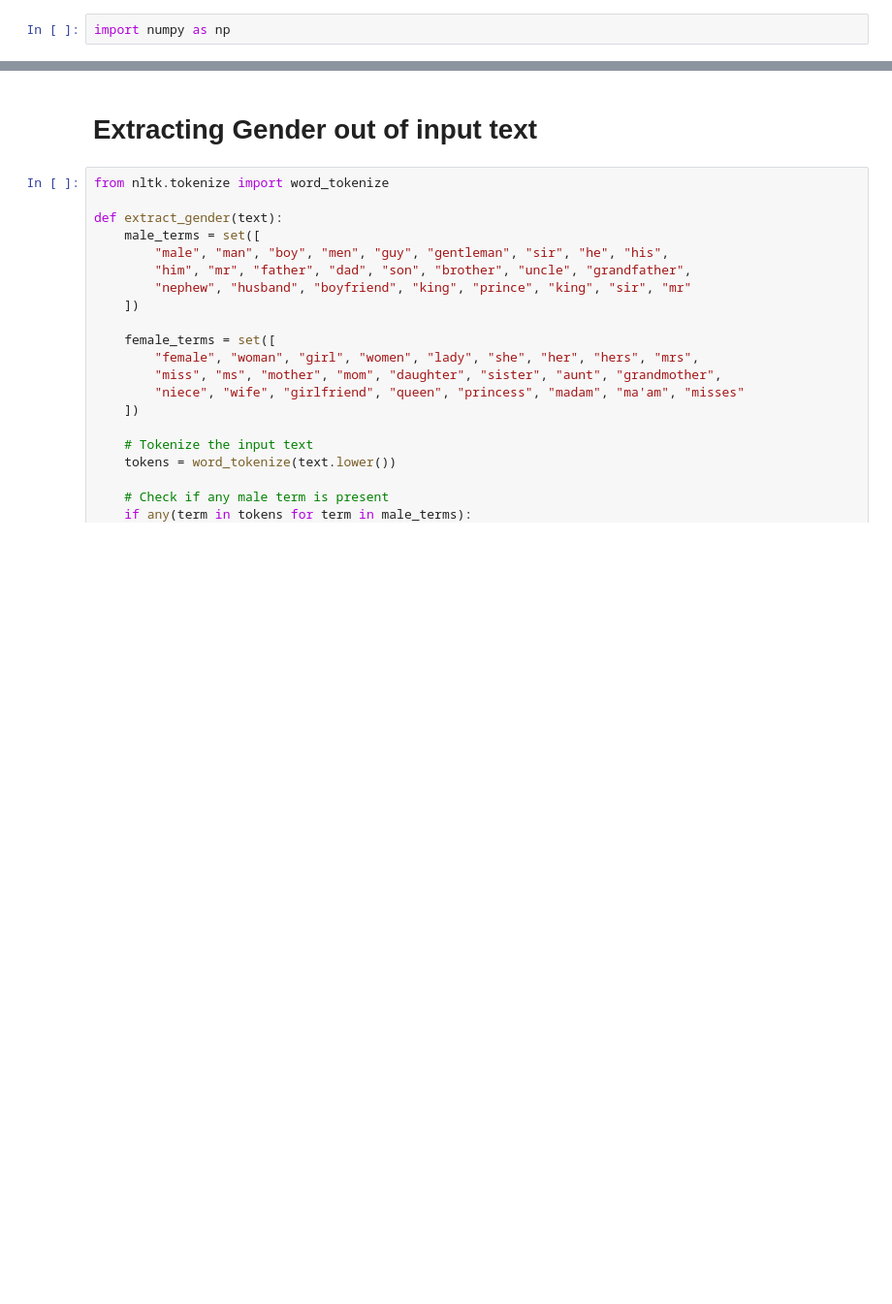
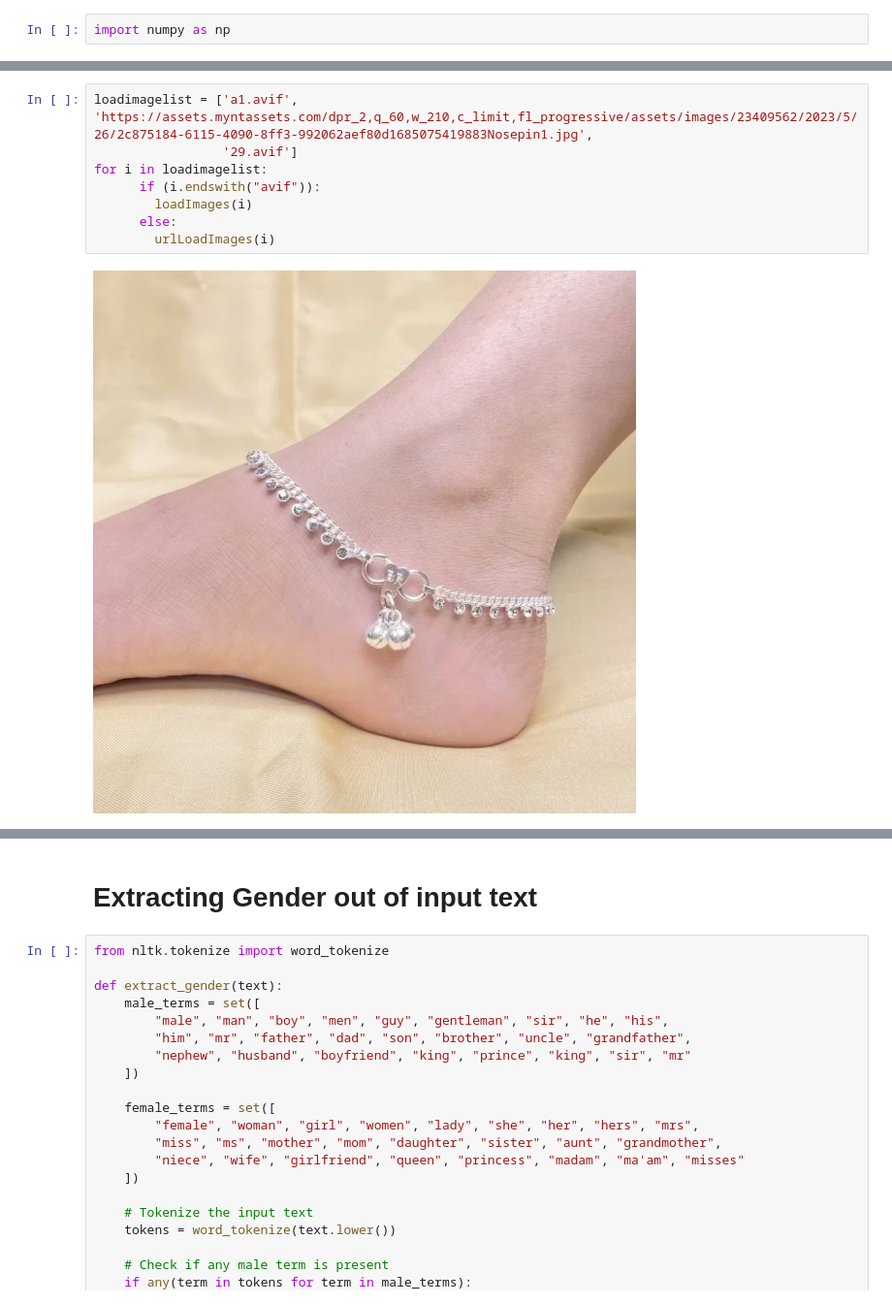
Before and after one commit to vikrantIIITD2024/FashionAI, a Jupyter notebook: Blah.ipynb, the cells around one changed output, grey strips where cells are left out. Shown at 97% size. Cells and saved outputs as stored; diff of their text form; blank space fills up the shorter version.

```diff
--- a/Blah.ipynb
+++ b/Blah.ipynb
@@ -500,0 +476,10 @@ Got image names:  ['https://assets.myntassets.com/dpr_2,q_60,w_210,c_limit,fl_pr
+# %%
+loadimagelist = ['a1.avif', 'https://assets.myntassets.com/dpr_2,q_60,w_210,c_limit,fl_progressive/assets/images/23409562/2023/5/26/2c875184-6115-4090-8ff3-992062aef80d1685075419883Nosepin1.jpg',
+                 '29.avif']
+for i in loadimagelist:
+      if (i.endswith("avif")):
+        loadImages(i)
+      else:
+        urlLoadImages(i)
+# %% [output]
+[figure, added]
```
Also changed, not shown: parts of 4 cells of this notebook.
